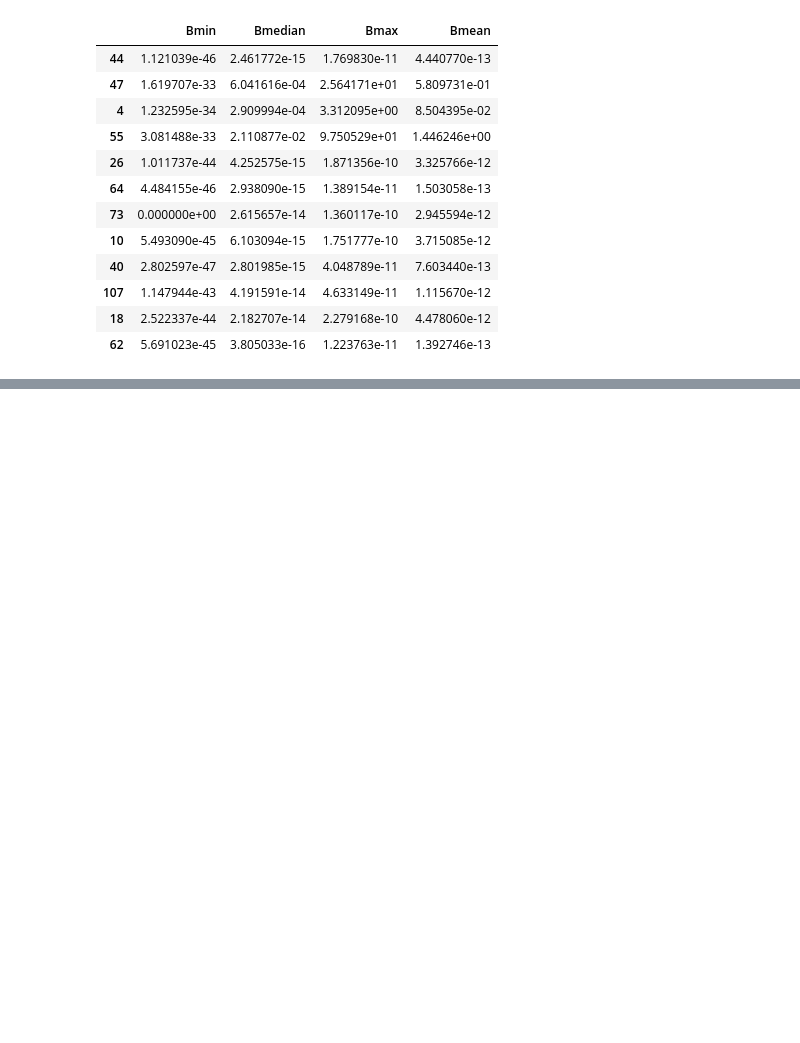
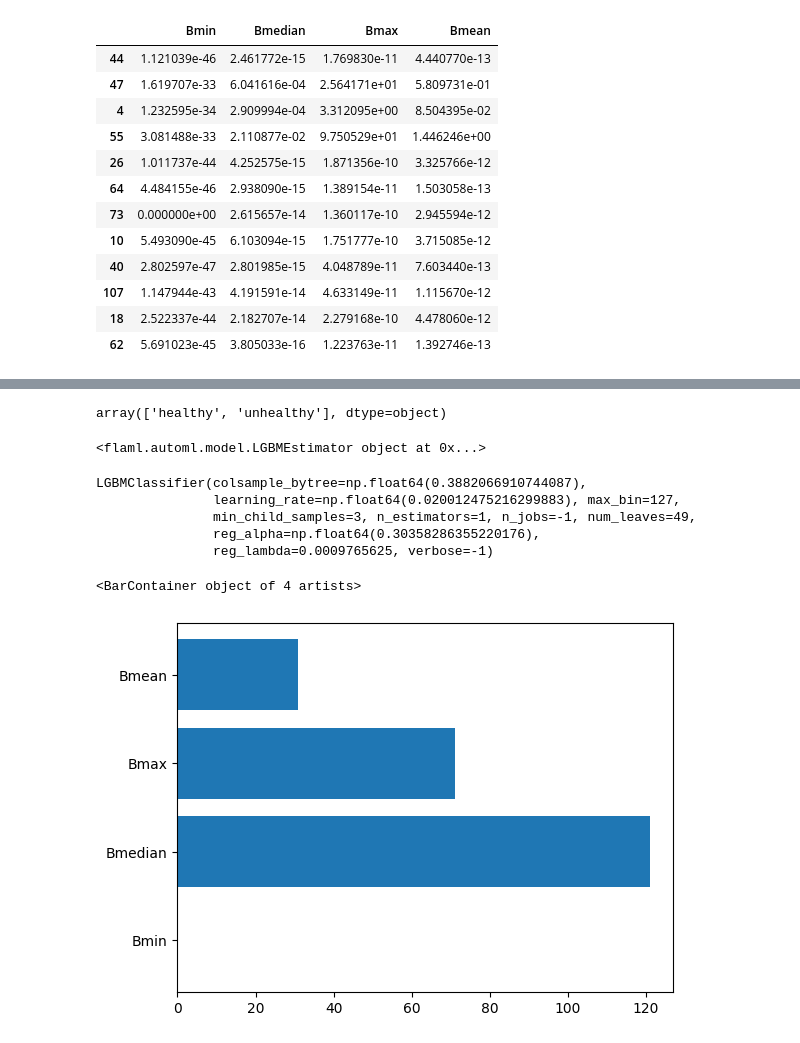
Before and after one commit to albas99/ERG_GUI, a Jupyter notebook: train.ipynb, the cells around one changed output, grey strips where cells are left out. Cells and saved outputs as stored; diff of their text form; code cells hidden in the pictures; blank space fills up the shorter version.

```diff
--- a/train.ipynb
+++ b/train.ipynb
@@ -158,7 +158,7 @@ automl = AutoML()
 automl.fit(X_train, y_train,
           task = 'classification',
           metric = 'accuracy',
-          time_budget = 10800,
+          time_budget = 1800,
           estimator_list = ['lgbm', 'xgboost', 'rf', 'histgb'],
           eval_method = 'cv',
           split_type = 'stratified',
@@ -197,0 +227,21 @@ probs
+# %%
+target_labels
+# %% [output]
+array(['healthy', 'unhealthy'], dtype=object)
+# %%
+print(automl.model)
+# %% [output]
+<flaml.automl.model.LGBMEstimator object at 0x...>
+# %%
+print(automl.model.estimator)
+# %% [output]
+LGBMClassifier(colsample_bytree=np.float64(0.3882066910744087),
+               learning_rate=np.float64(0.020012475216299883), max_bin=127,
+               min_child_samples=3, n_estimators=1, n_jobs=-1, num_leaves=49,
+               reg_alpha=np.float64(0.30358286355220176),
+               reg_lambda=0.0009765625, verbose=-1)
+# %%
+plt.barh(automl.model.estimator.feature_name_, automl.model.estimator.feature_importances_)
+# %% [output]
+<BarContainer object of 4 artists>
+[figure, added]
```
Also changed, not shown: parts of 13 cells of this notebook, 4 other files.
